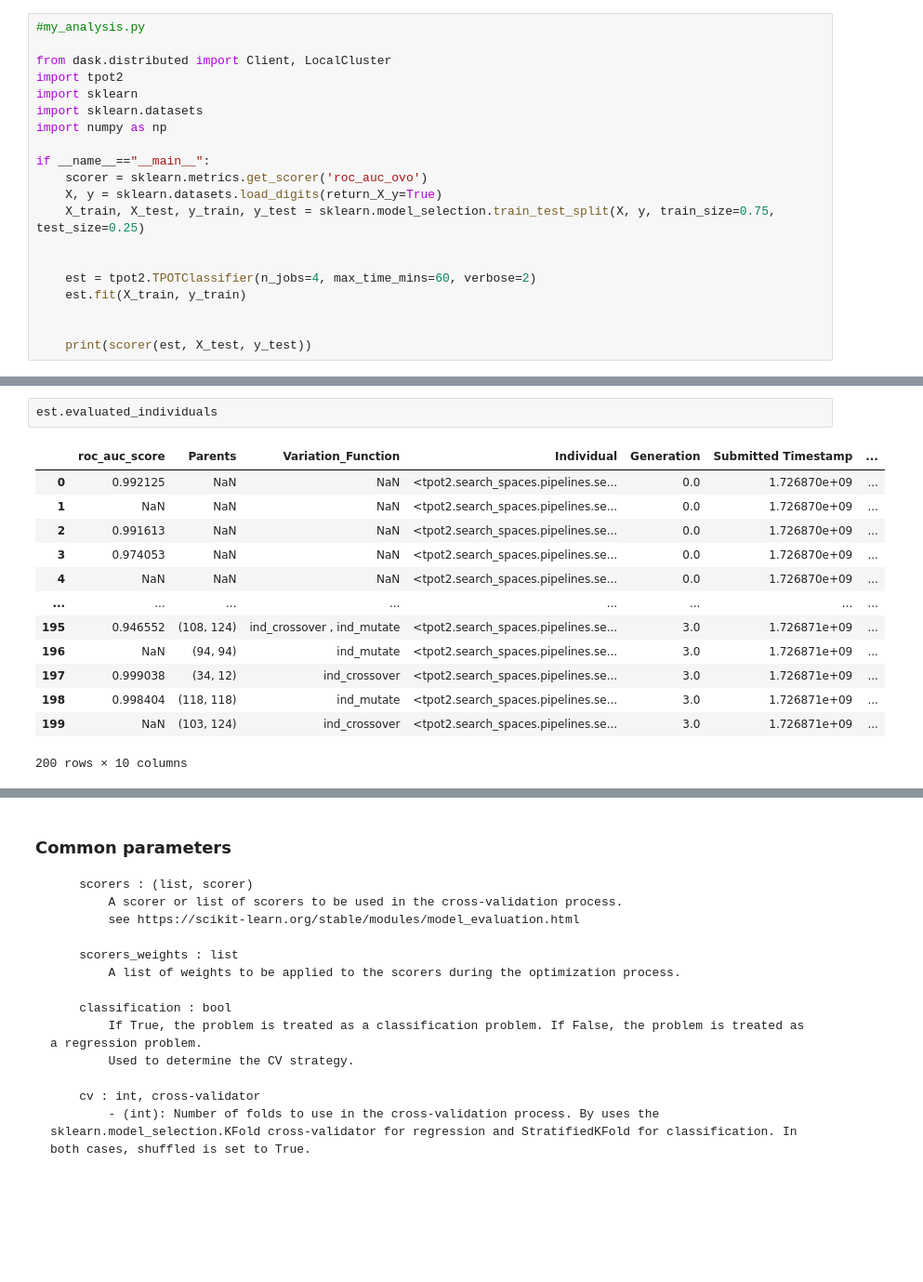
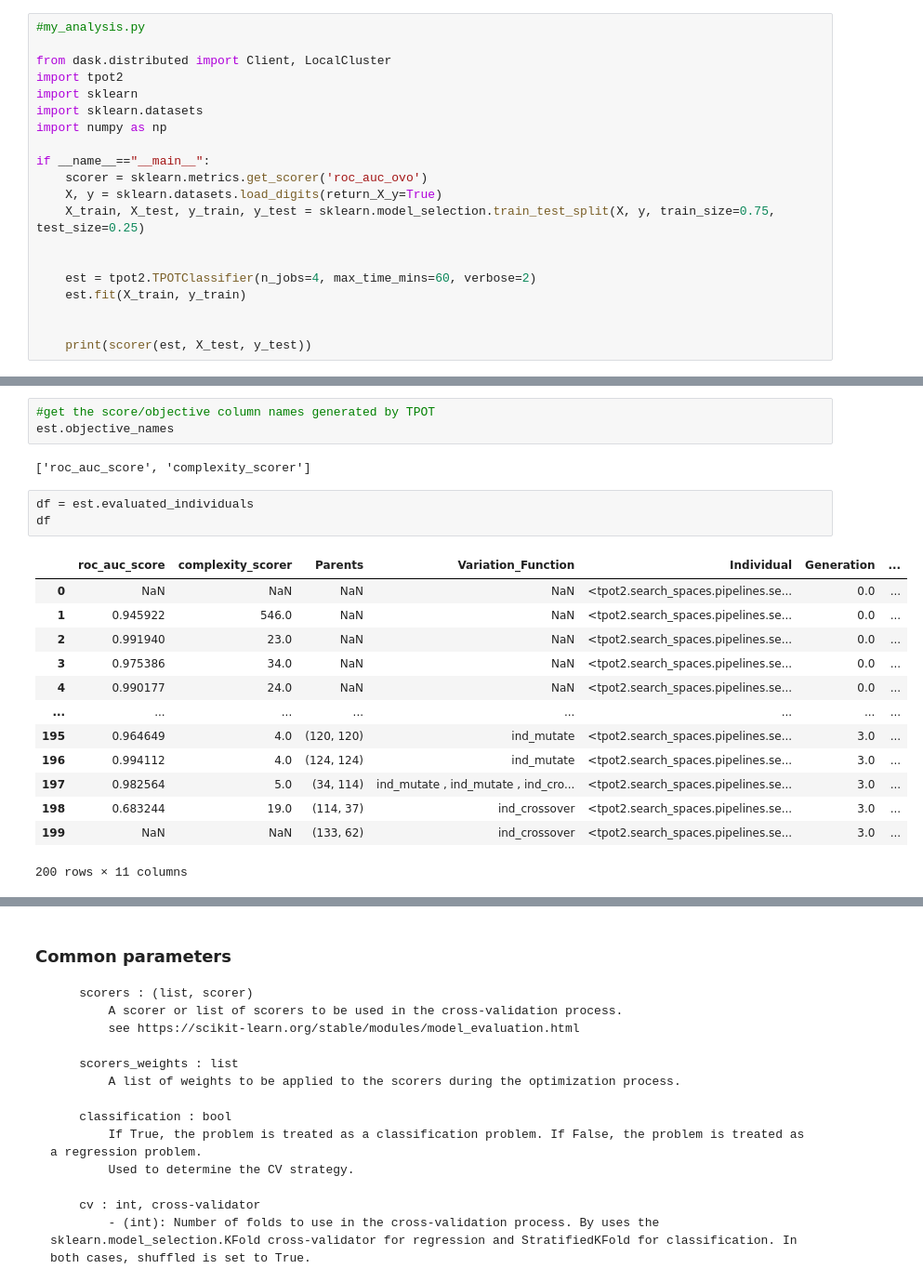
Before and after one commit to EpistasisLab/tpot, a Jupyter notebook: Tutorial/1_Using_TPOT.ipynb, the cells around one changed output, grey strips where cells are left out. Shown at 93% size. Drawn from its saved outputs; the diff is of its cells as text; blank space fills up the shorter version.

```diff
--- a/Tutorial/1_Using_TPOT.ipynb
+++ b/Tutorial/1_Using_TPOT.ipynb
@@ -202,16 +266,22 @@ The `evaluated_individuals` attribute of the tpot estimator object is a Pandas D
-# %%
-est.evaluated_individuals
-# %% [output]
-|  | roc_auc_score | Parents | Variation_Function | Individual | Generation | Submitted Timestamp | ... |
-| 0 | 0.992125 | NaN | NaN | <tpot2.search_spaces.pipelines.se... | 0.0 | 1.726870e+09 | ... |
-| 1 | NaN | NaN | NaN | <tpot2.search_spaces.pipelines.se... | 0.0 | 1.726870e+09 | ... |
-| 2 | 0.991613 | NaN | NaN | <tpot2.search_spaces.pipelines.se... | 0.0 | 1.726870e+09 | ... |
-| 3 | 0.974053 | NaN | NaN | <tpot2.search_spaces.pipelines.se... | 0.0 | 1.726870e+09 | ... |
-| 4 | NaN | NaN | NaN | <tpot2.search_spaces.pipelines.se... | 0.0 | 1.726870e+09 | ... |
-| ... | ... | ... | ... | ... | ... | ... | ... |
-| 195 | 0.946552 | (108, 124) | ind_crossover , ind_mutate | <tpot2.search_spaces.pipelines.se... | 3.0 | 1.726871e+09 | ... |
-| 196 | NaN | (94, 94) | ind_mutate | <tpot2.search_spaces.pipelines.se... | 3.0 | 1.726871e+09 | ... |
-| 197 | 0.999038 | (34, 12) | ind_crossover | <tpot2.search_spaces.pipelines.se... | 3.0 | 1.726871e+09 | ... |
-| 198 | 0.998404 | (118, 118) | ind_mutate | <tpot2.search_spaces.pipelines.se... | 3.0 | 1.726871e+09 | ... |
-| 199 | NaN | (103, 124) | ind_crossover | <tpot2.search_spaces.pipelines.se... | 3.0 | 1.726871e+09 | ... |
-200 rows × 10 columns
+# %%
+#get the score/objective column names generated by TPOT
+est.objective_names
+# %% [output]
+['roc_auc_score', 'complexity_scorer']
+# %%
+df = est.evaluated_individuals
+df
+# %% [output]
+|  | roc_auc_score | complexity_scorer | Parents | Variation_Function | Individual | Generation | ... |
+| 0 | NaN | NaN | NaN | NaN | <tpot2.search_spaces.pipelines.se... | 0.0 | ... |
+| 1 | 0.945922 | 546.0 | NaN | NaN | <tpot2.search_spaces.pipelines.se... | 0.0 | ... |
+| 2 | 0.991940 | 23.0 | NaN | NaN | <tpot2.search_spaces.pipelines.se... | 0.0 | ... |
+| 3 | 0.975386 | 34.0 | NaN | NaN | <tpot2.search_spaces.pipelines.se... | 0.0 | ... |
+| 4 | 0.990177 | 24.0 | NaN | NaN | <tpot2.search_spaces.pipelines.se... | 0.0 | ... |
+| ... | ... | ... | ... | ... | ... | ... | ... |
+| 195 | 0.964649 | 4.0 | (120, 120) | ind_mutate | <tpot2.search_spaces.pipelines.se... | 3.0 | ... |
+| 196 | 0.994112 | 4.0 | (124, 124) | ind_mutate | <tpot2.search_spaces.pipelines.se... | 3.0 | ... |
+| 197 | 0.982564 | 5.0 | (34, 114) | ind_mutate , ind_mutate , ind_cro... | <tpot2.search_spaces.pipelines.se... | 3.0 | ... |
+| 198 | 0.683244 | 19.0 | (114, 37) | ind_crossover | <tpot2.search_spaces.pipelines.se... | 3.0 | ... |
+| 199 | NaN | NaN | (133, 62) | ind_crossover | <tpot2.search_spaces.pipelines.se... | 3.0 | ... |
+200 rows × 11 columns
```
Also changed, not shown: parts of 17 cells of this notebook.
